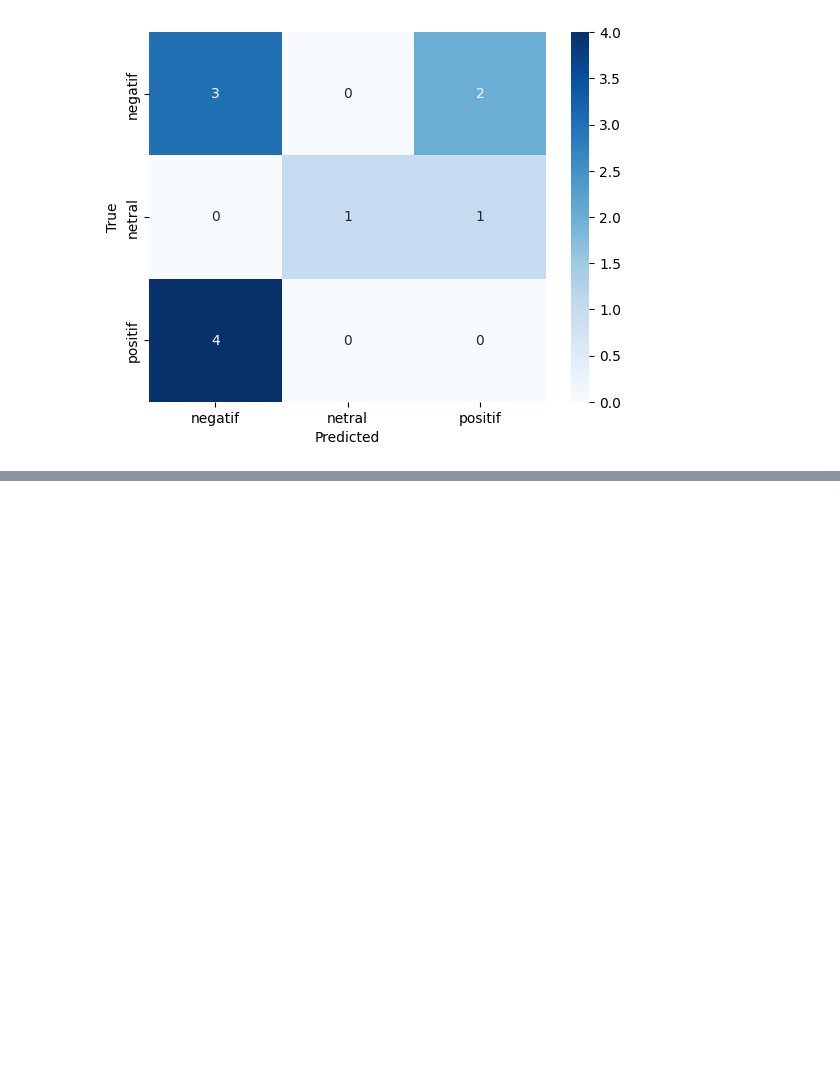
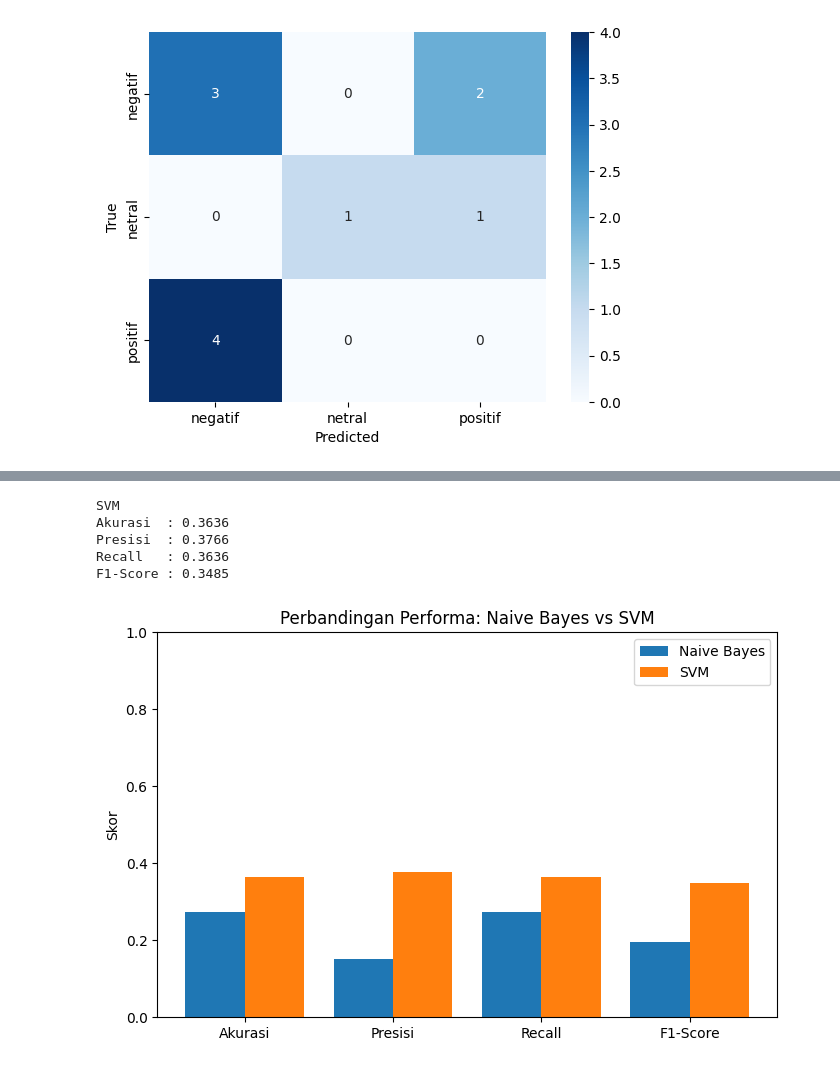
Before and after one commit to ImamIryunullah/NLP-pertemuan-5, a Jupyter notebook: wayang/SentimentAnalyzerNBSVM.ipynb, the cells around one changed output, grey strips where cells are left out. Drawn from its saved outputs; the diff is of its cells as text; code cells hidden in the pictures; blank space fills up the shorter version.

```diff
--- a/wayang/SentimentAnalyzerNBSVM.ipynb
+++ b/wayang/SentimentAnalyzerNBSVM.ipynb
@@ -105,0 +140,46 @@ plt.show()
+# %%
+from sklearn.metrics import accuracy_score, precision_score, recall_score, f1_score
+import matplotlib.pyplot as plt
+
+y_pred_nb = NaiveBayes.predict(X_test_tfidf)
+acc_nb = accuracy_score(y_test, y_pred_nb)
+prec_nb = precision_score(y_test, y_pred_nb, average="weighted", zero_division=0)
+rec_nb = recall_score(y_test, y_pred_nb, average="weighted", zero_division=0)
+f1_nb = f1_score(y_test, y_pred_nb, average="weighted", zero_division=0)
+
+y_pred_svm = SVM.predict(X_test_tfidf)
+acc_svm = accuracy_score(y_test, y_pred_svm)
+prec_svm = precision_score(y_test, y_pred_svm, average="weighted", zero_division=0)
+rec_svm = recall_score(y_test, y_pred_svm, average="weighted", zero_division=0)
+f1_svm = f1_score(y_test, y_pred_svm, average="weighted", zero_division=0)
+
+
+
+print("SVM")
+print(f"Akurasi  : {acc_svm:.4f}")
+print(f"Presisi  : {prec_svm:.4f}")
+print(f"Recall   : {rec_svm:.4f}")
+print(f"F1-Score : {f1_svm:.4f}")
+
+labels = ["Akurasi", "Presisi", "Recall", "F1-Score"]
+nb_scores = [acc_nb, prec_nb, rec_nb, f1_nb]
+svm_scores = [acc_svm, prec_svm, rec_svm, f1_svm]
+
+x = range(len(labels))
+plt.figure(figsize=(8,5))
+plt.bar(x, nb_scores, width=0.4, label="Naive Bayes", align="center")
+plt.bar([i + 0.4 for i in x], svm_scores, width=0.4, label="SVM", align="center")
+
+plt.xticks([i + 0.2 for i in x], labels)
+plt.ylabel("Skor")
+plt.ylim(0, 1)
+plt.title("Perbandingan Performa: Naive Bayes vs SVM")
+plt.legend()
+plt.show()
+# %% [output]
+SVM
+Akurasi  : 0.3636
+Presisi  : 0.3766
+Recall   : 0.3636
+F1-Score : 0.3485
+[figure, added]
```
Also changed, not shown: parts of 5 cells of this notebook, 6 other files.
